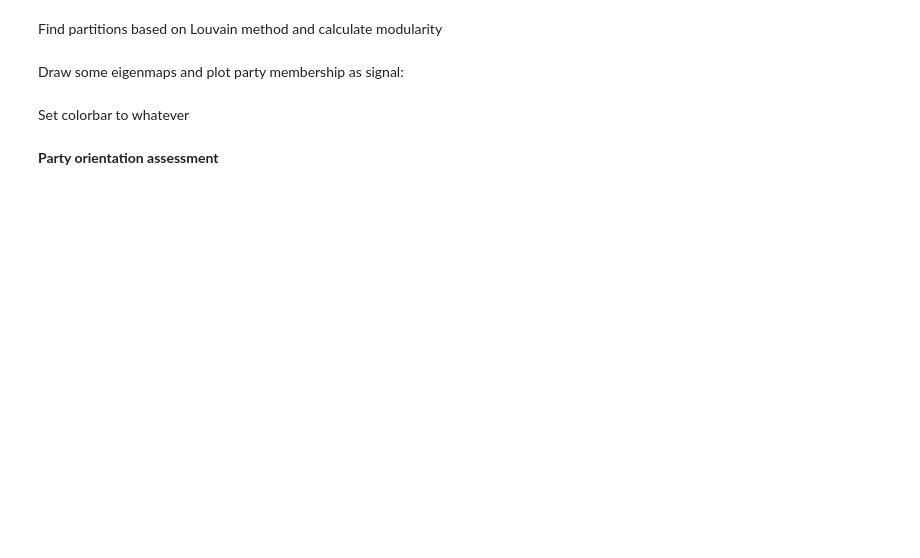
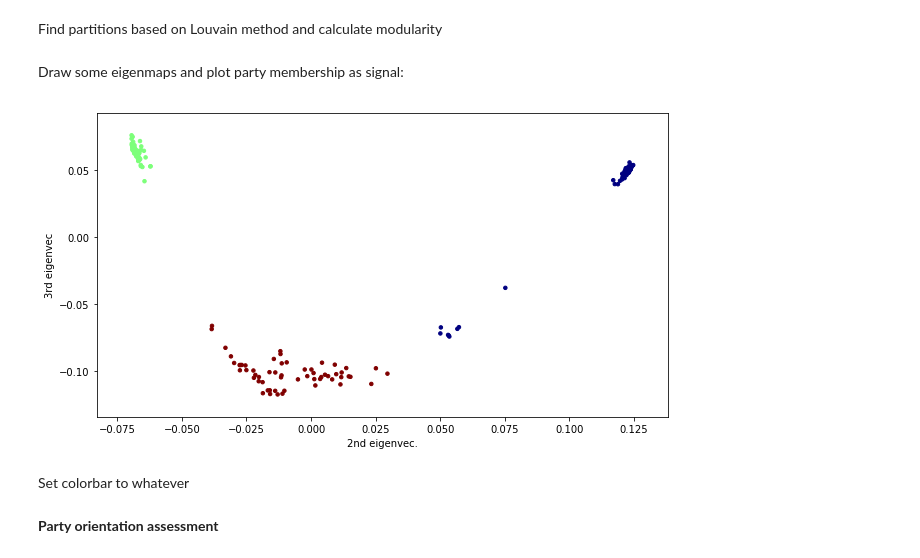
Before and after one commit to nikolaiorgland/conseil_national, a Jupyter notebook: Final_Project/final_project_notebook.ipynb, the cells around one changed output. Saved outputs shown, nothing was run; the diff lists cells and outputs as text; code cells hidden in the pictures; blank space fills up the shorter version.

```diff
--- a/Final_Project/final_project_notebook.ipynb
+++ b/Final_Project/final_project_notebook.ipynb
@@ -32,3 +42,6 @@ adjacency, node_index, sum_na_per_row = load_data_and_filter_members('../data/ab
+# %%
+# Get adjacency of 50th legislature to draw laplacian eigenmap
+adjacencies, node_indices = get_adjacencies_per_year(['50'],None)
 # %% [markdown]
 Assigning parties to the councillors from the dataset loaded above:
 # %%
@@ -80,10 +66,11 @@ print("Label values that are translated by provided dictionary: \n{0}".format(pa
 # %% [markdown]
 Find partitions based on Louvain method and calculate modularity
 # %%
-partitions, modularity = detect_partitions(adjacency, resolution=1)
+partitions, modularity = detect_partitions(adjacencies[0], resolution=1)
 # %% [markdown]
 Draw some eigenmaps and plot party membership as signal:
 # %%
+adjacency = adjacencies[0]
 eigenvals, eigenvectors = get_lap_eigendecomp(adjacency, lap_type='normalized', ret_eigval=True)
 # %%
 partition_signal = make_signal(adjacency.shape[0],partitions)
@@ -91,13 +80,18 @@ party_signal = name_with_party_num['PartyAbbreviation'].values
 colorbar_labels = ['UDC', 'PLR', 'MCR', 'LEGA', 'PBD', 'csp-ow', 'PDC', 'PEV', 'pvl', 'BastA', 'PdT', 'PES', 'PSS']
 # %%
-fig = plt.figure(figsize=(16,9))
+fig = plt.figure(figsize=(9,5))
 ax = fig.add_subplot(111)
-ax.scatter(eigenvectors[:,1], eigenvectors[:,2], c=partition_signal, s=15, vmin=-6, vmax=6, cmap="jet")
+ax.scatter(eigenvectors[:,1], eigenvectors[:,2], c=partition_signal, s=12, vmin=0, vmax=2, cmap="jet")
+ax.set_xlabel("2nd eigenvec.")
+ax.set_ylabel("3rd eigenvec")
+# Uncomment for name labels
+#for i, txt in enumerate(name_labels):
+#    ax.annotate(txt, (eigenvectors[i,1], eigenvectors[i,2]), xytext=(1,1), textcoords='offset points')
 
-for i, txt in enumerate(name_labels):
-    ax.annotate(txt, (eigenvectors[i,1], eigenvectors[i,2]), xytext=(1,1), textcoords='offset points')
-
-ax.set_title('Position on political spectrum by party ')
+#ax.set_title('Position on political spectrum by party ')
 fig.tight_layout()
+fig.savefig('figures/eigenmap_modpartition.png', dpi=800, bbox_inches = "tight")
+# %% [output]
+[figure, added]
 # %% [markdown]
 Set colorbar to whatever
```
Also changed, not shown: parts of 23 cells of this notebook, 2 other files.
